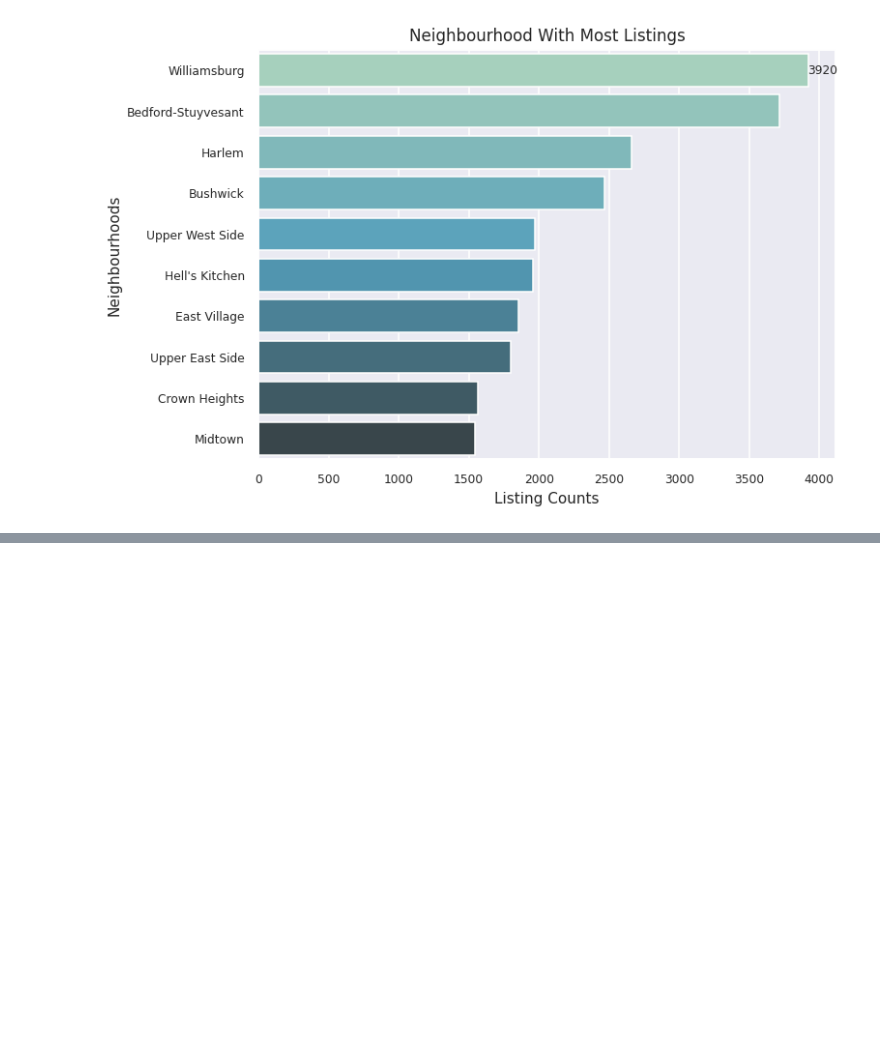
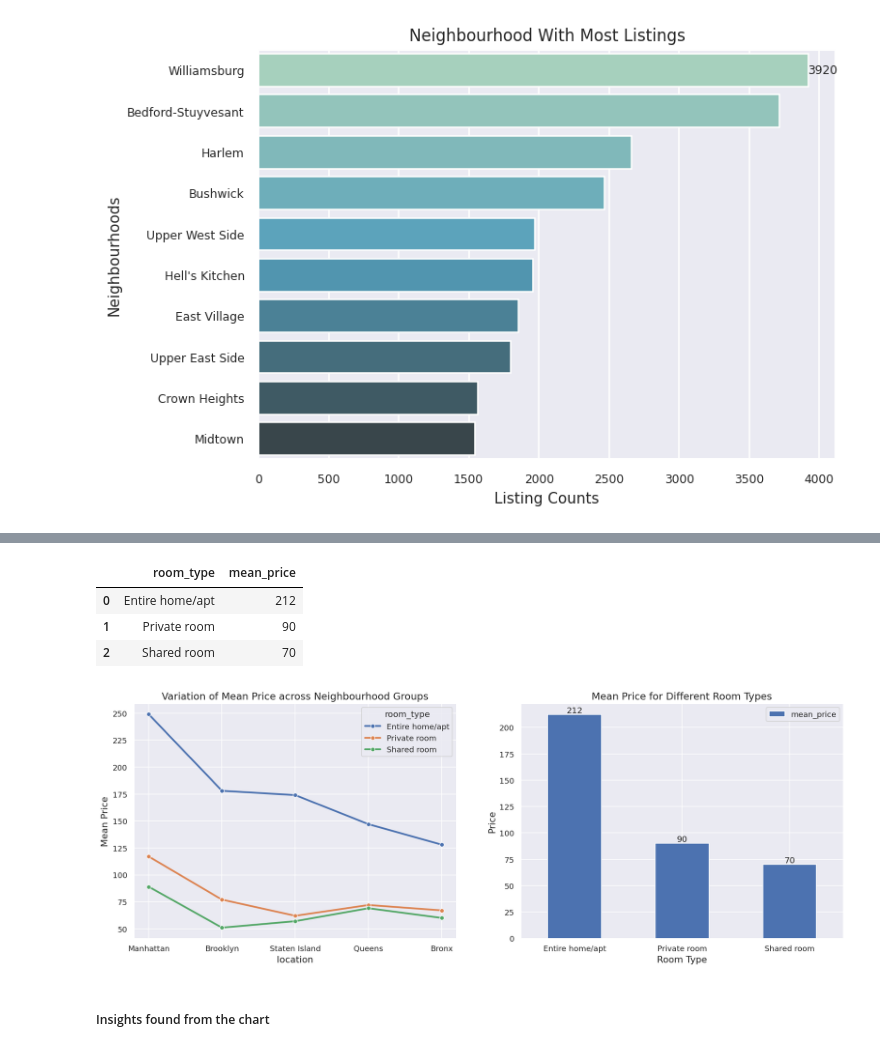
Before and after one commit to abhijain1216/AirBnb-Bookings-Analysis-EDA-project, a Jupyter notebook: AirBnb_Bookings_Analysis_EDA_pyhton_Project.ipynb, the cells around one changed output, grey strips where cells are left out. Drawn from its saved outputs; the diff is of its cells as text; code cells hidden in the pictures; blank space fills up the shorter version.

```diff
--- a/AirBnb_Bookings_Analysis_EDA_pyhton_Project.ipynb
+++ b/AirBnb_Bookings_Analysis_EDA_pyhton_Project.ipynb
@@ -387,0 +493,9 @@ plt.show()
+# %%
+# Chart - 7 visualization code
+
+# Data Frame for mean price across Neighbourhood Groups
+price_df = airbnb.groupby(['neighbourhood_group','room_type'])['price'].mean().reset_index()
+price_df = price_df.rename(columns = {'neighbourhood_group':'location','price':'mean_price'})
+price_df['mean_price'] = price_df['mean_price'].apply(lambda x: round(x))
+price_df['mean_price'] = price_df['mean_price'].astype(int)
+price_df
@@ -387,0 +519,33 @@ plt.show()
+# %%
+# Dataframe for prices of different room types
+room_price_df = airbnb.groupby('room_type')['price'].mean().reset_index().rename(columns = {'price':'mean_price'})
+room_price_df ['mean_price'] = room_price_df['mean_price'].apply(lambda x: round(x)).astype(int)
+room_price_df
+# %% [output]
+|  | room_type | mean_price |
+| 0 | Entire home/apt | 212 |
+| 1 | Private room | 90 |
+| 2 | Shared room | 70 |
+# %%
+# Visualization
+
+# Visualization of Mean Price across Neighbourhood Groups
+fig,ax = plt.subplots(1,2,figsize = (18,6),dpi = 120)
+sns.lineplot(data=price_df.sort_values('mean_price',ascending = False),x='location', y ='mean_price', hue='room_type',style='room_type',markers=["o", "o","o"],dashes=False,lw = 2.5,ax = ax[0])
+ax[0].set_xlabel('location', fontsize=13);
+ax[0].set_ylabel('Mean Price', fontsize=13);
+ax[0].set_title('Variation of Mean Price across Neighbourhood Groups', fontsize=14)
+
+
+# Visualization of Mean Price for Different Room Types
+room_price_df.plot(x = 'room_type',y='mean_price',kind = 'bar',ax = ax[1])
+ax[1].bar_label(ax[1].containers[0], label_type='edge')
+ax[1].set_title("Mean Price for Different Room Types",fontsize=14)
+ax[1].set_xlabel('Room Type',fontsize=13)
+ax[1].set_ylabel('Price',fontsize=13)
+ax[1].set_xticklabels(labels = room_price_df['room_type'].values,rotation = 0)
+plt.show()
+# %% [output]
+[figure, added]
+# %% [markdown]
+##### Insights found from the chart
```
Also changed, not shown: parts of 20 cells of this notebook.
